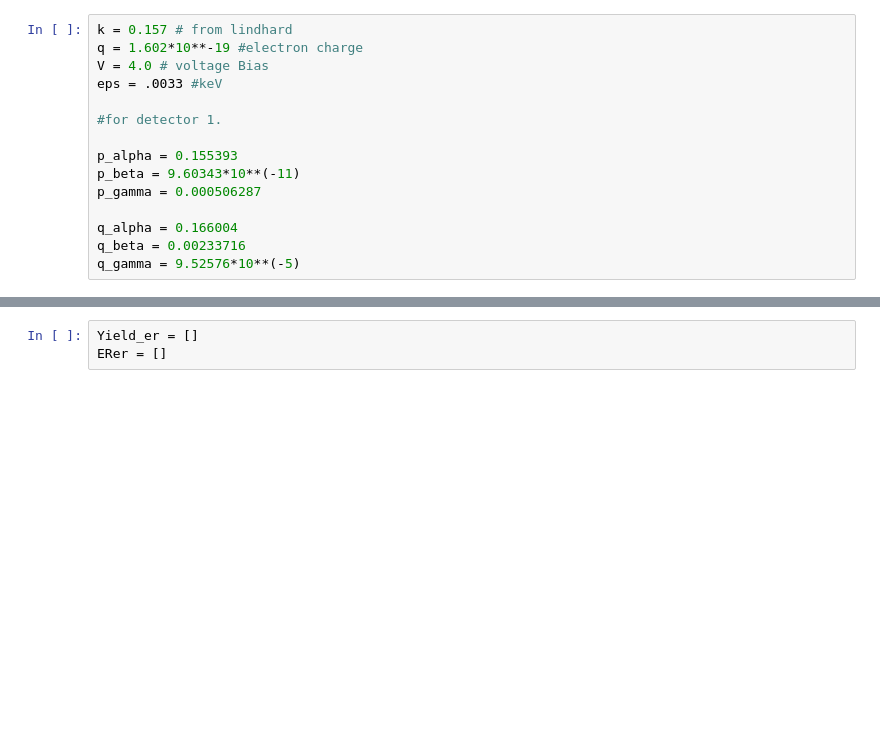
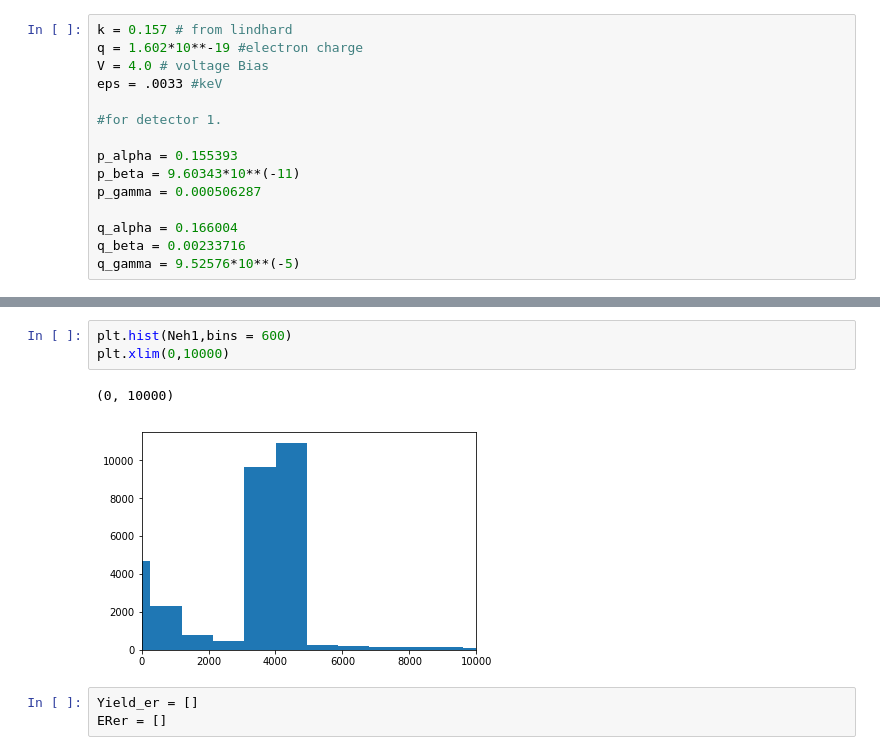
Before and after one commit to villaa/nrFano_Constraint, a Jupyter notebook: Band_Fits/Yield_mitch.ipynb, the cells around one changed output, grey strips where cells are left out. Cells and saved outputs as stored; diff of their text form; blank space fills up the shorter version.

```diff
--- a/Band_Fits/Yield_mitch.ipynb
+++ b/Band_Fits/Yield_mitch.ipynb
@@ -119,3 +123,9 @@ for i in np.arange(0,N):
+# %%
+plt.hist(Neh1,bins = 600)
+plt.xlim(0,10000)
+# %% [output]
+(0, 10000)
+[figure, added]
 # %%
 Yield_er = []
 ERer = []
```
Also changed, not shown: parts of 7 cells of this notebook, 1 other file.
